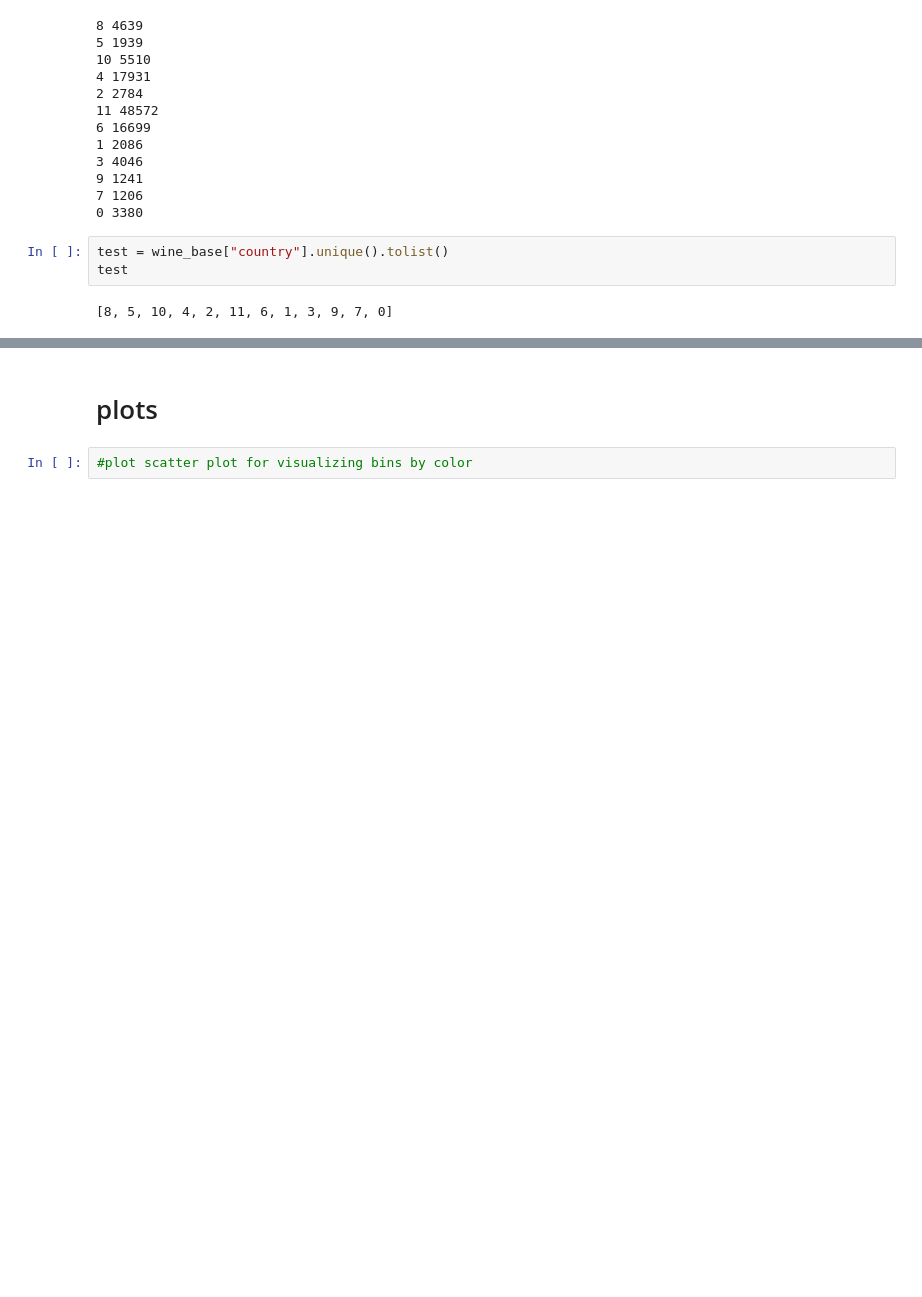
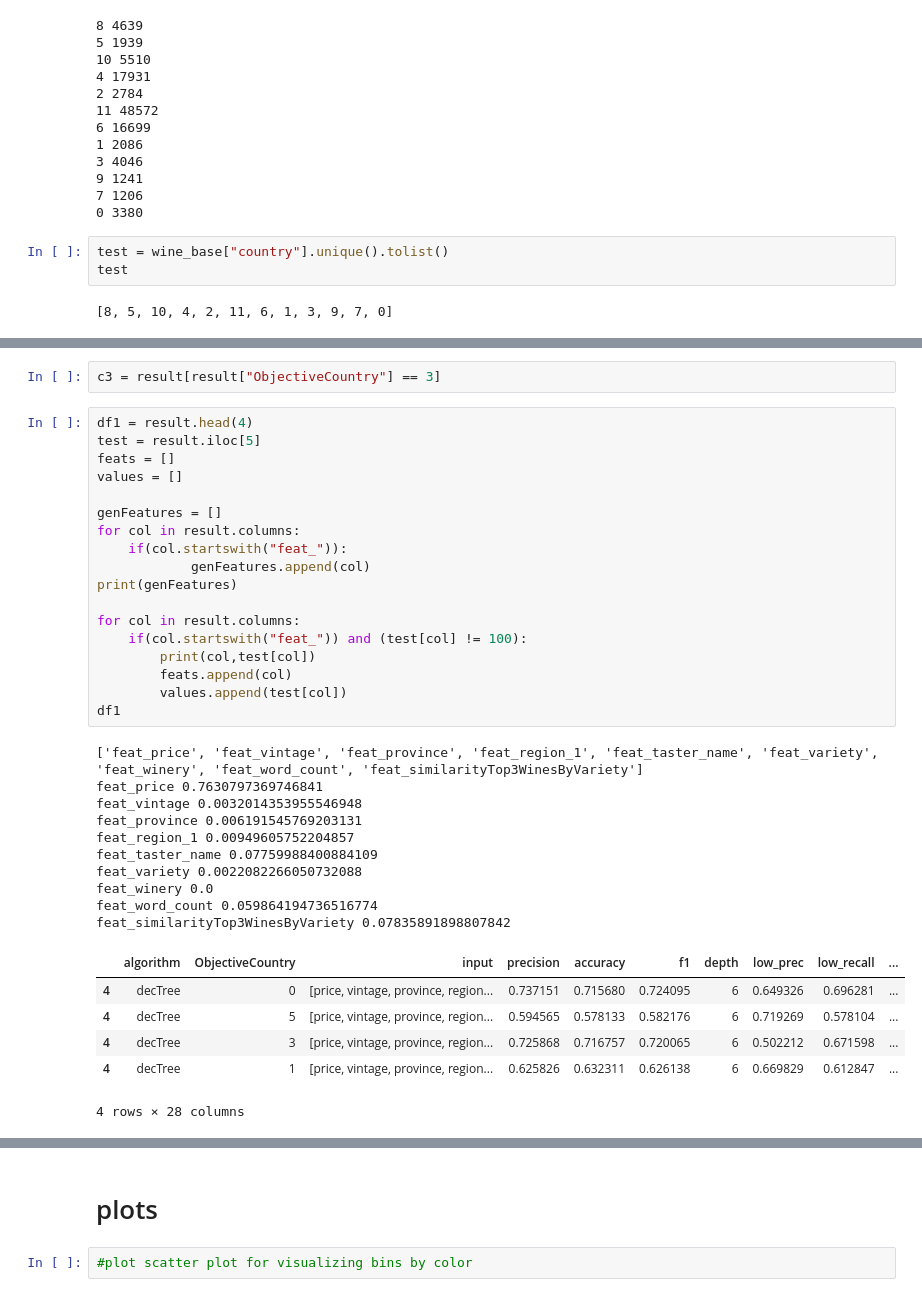
Before and after one commit to Gneur11/bdaFinalMIo, a Jupyter notebook: ClassifierAnalysis.ipynb, the cells around one changed output, grey strips where cells are left out. Cells and saved outputs as stored; diff of their text form; blank space fills up the shorter version.

```diff
--- a/ClassifierAnalysis.ipynb
+++ b/ClassifierAnalysis.ipynb
@@ -494,0 +480,37 @@ result
+# %%
+c3 = result[result["ObjectiveCountry"] == 3]
+# %%
+df1 = result.head(4)
+test = result.iloc[5]
+feats = []
+values = []
+
+genFeatures = []
+for col in result.columns:
+    if(col.startswith("feat_")):
+            genFeatures.append(col)
+print(genFeatures)
+
+for col in result.columns:
+    if(col.startswith("feat_")) and (test[col] != 100):
+        print(col,test[col])
+        feats.append(col)
+        values.append(test[col])
+df1
+# %% [output]
+['feat_price', 'feat_vintage', 'feat_province', 'feat_region_1', 'feat_taster_name', 'feat_variety', 'feat_winery', 'feat_word_count', 'feat_similarityTop3WinesByVariety']
+feat_price 0.7630797369746841
+feat_vintage 0.0032014353955546948
+feat_province 0.006191545769203131
+feat_region_1 0.00949605752204857
+feat_taster_name 0.07759988400884109
+feat_variety 0.0022082266050732088
+feat_winery 0.0
+feat_word_count 0.059864194736516774
+feat_similarityTop3WinesByVariety 0.07835891898807842
+|  | algorithm | ObjectiveCountry | input | precision | accuracy | f1 | depth | low_prec | low_recall | ... |
+| 4 | decTree | 0 | [price, vintage, province, region... | 0.737151 | 0.715680 | 0.724095 | 6 | 0.649326 | 0.696281 | ... |
+| 4 | decTree | 5 | [price, vintage, province, region... | 0.594565 | 0.578133 | 0.582176 | 6 | 0.719269 | 0.578104 | ... |
+| 4 | decTree | 3 | [price, vintage, province, region... | 0.725868 | 0.716757 | 0.720065 | 6 | 0.502212 | 0.671598 | ... |
+| 4 | decTree | 1 | [price, vintage, province, region... | 0.625826 | 0.632311 | 0.626138 | 6 | 0.669829 | 0.612847 | ... |
+4 rows × 28 columns
```
Also changed, not shown: parts of 9 cells of this notebook.
